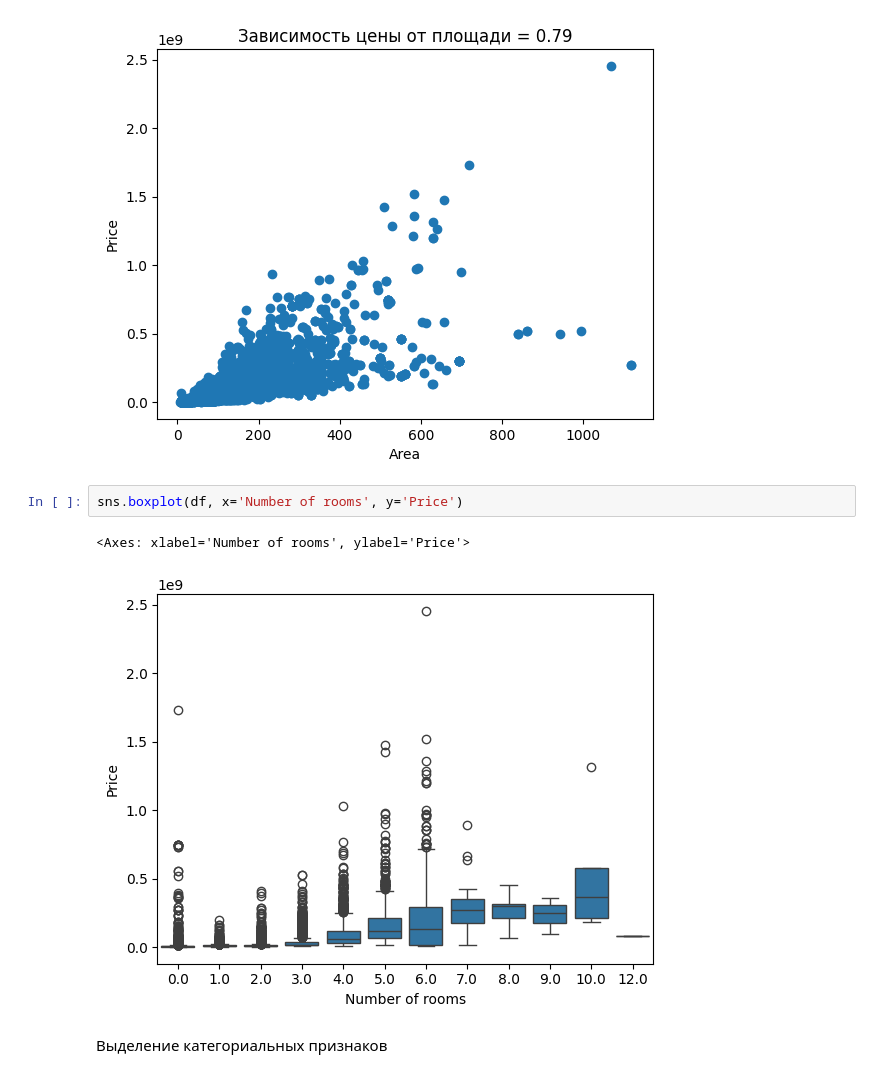
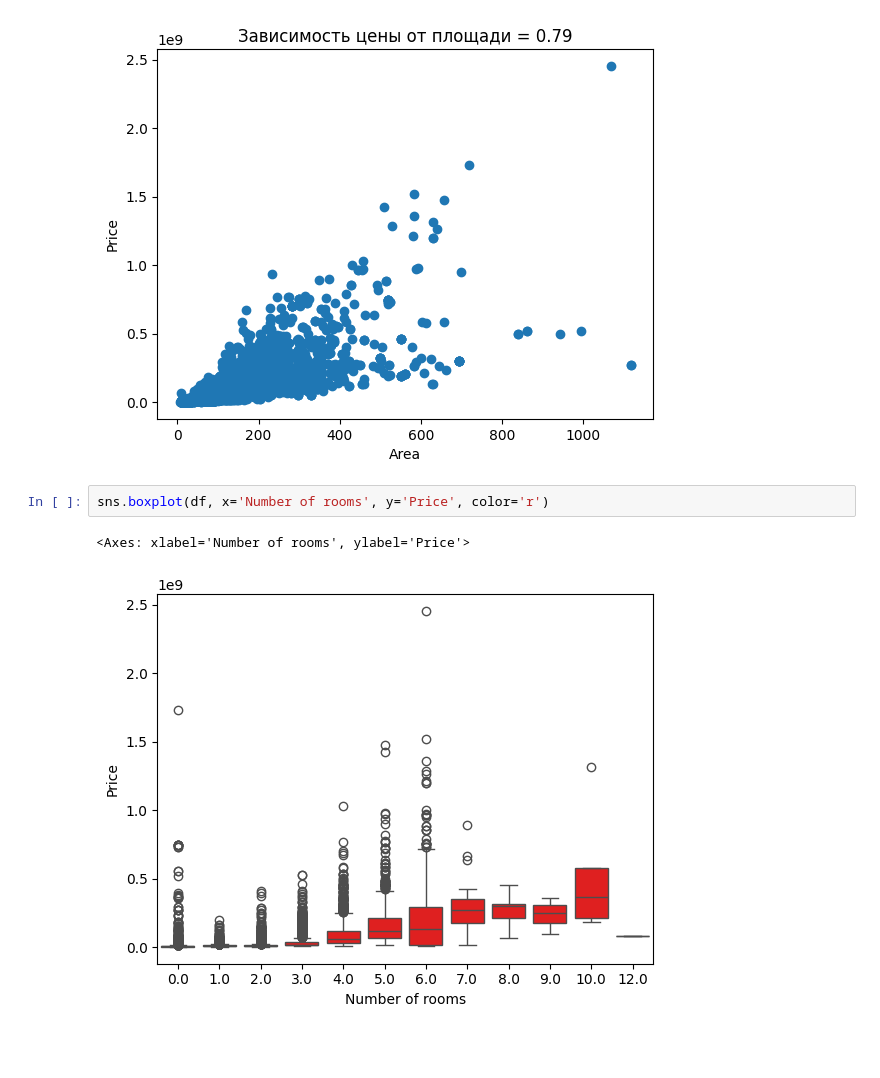
Before and after one commit to whykitsune/dmmt-project-ml, a Jupyter notebook: dw_project.ipynb, the cells around one changed output. Cells and saved outputs as stored; diff of their text form; blank space fills up the shorter version.

```diff
--- a/dw_project.ipynb
+++ b/dw_project.ipynb
@@ -98,9 +95,7 @@ plt.title('Зависимость цены от площади = {x}'.format(x=r
 Text(0.5, 1.0, 'Зависимость цены от площади = 0.79')
 [figure]
 # %%
-sns.boxplot(df, x='Number of rooms', y='Price')
+sns.boxplot(df, x='Number of rooms', y='Price', color='r')
 # %% [output]
 <Axes: xlabel='Number of rooms', ylabel='Price'>
-[figure, old version]
+[figure, new version]
-# %% [markdown]
-Выделение категориальных признаков
```
Also changed, not shown: parts of 17 cells of this notebook.
